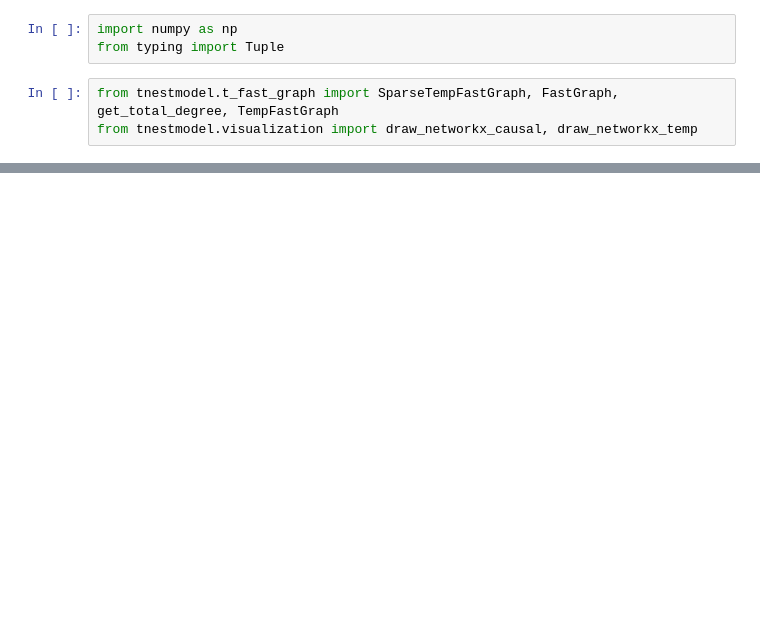
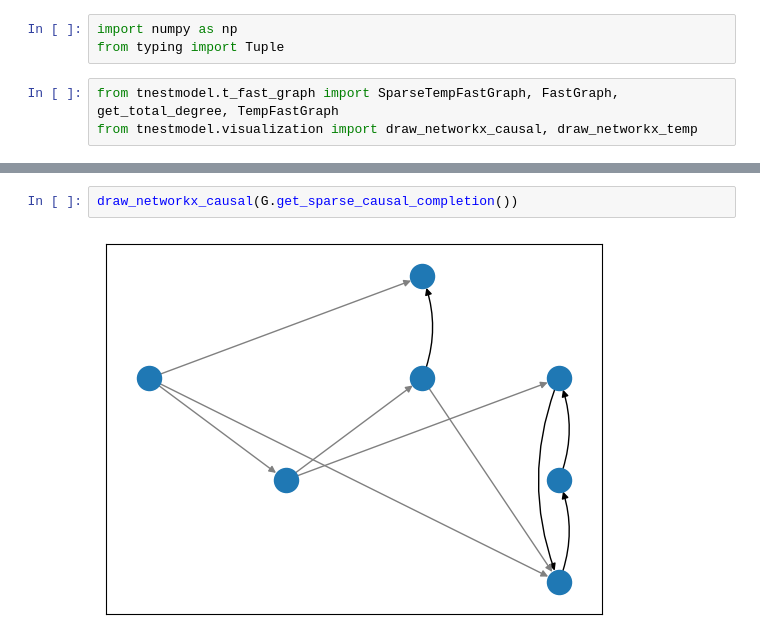
Before and after one commit to Feelx234/temp-nestmodel, a Jupyter notebook: VisualizationDemo.ipynb, the cells around one changed output, grey strips where cells are left out. Drawn from its saved outputs; the diff is of its cells as text; blank space fills up the shorter version.

```diff
--- a/VisualizationDemo.ipynb
+++ b/VisualizationDemo.ipynb
@@ -78 +22,5 @@ draw_networkx_temp(G2)
+# %%
+draw_networkx_causal(G.get_sparse_causal_completion())
+# %% [output]
+[figure, added]
 # %%
```
Also changed, not shown: parts of 13 cells of this notebook, 2 other files.
